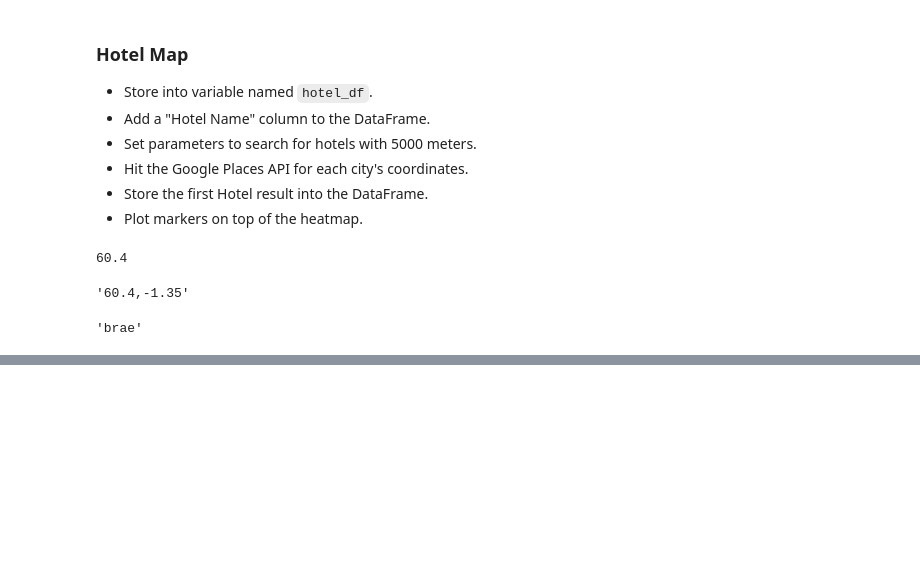
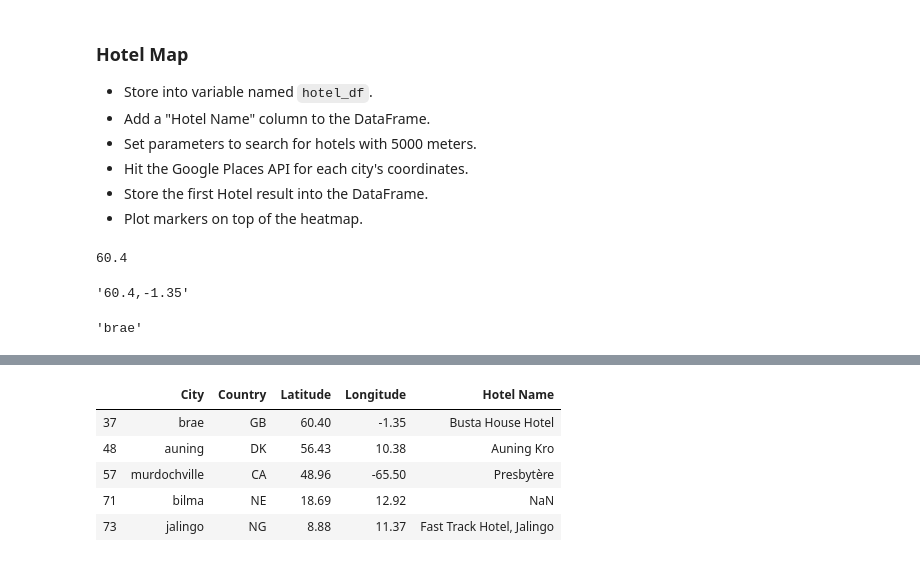
Before and after one commit to DerekTeed/Python-API---What-s-the-Weather-Like-, a Jupyter notebook: WeatherVacationPy/.ipynb, the cells around one changed output, grey strips where cells are left out. Drawn from its saved outputs; the diff is of its cells as text; code cells hidden in the pictures; blank space fills up the shorter version.

```diff
--- a/WeatherVacationPy/.ipynb
+++ b/WeatherVacationPy/.ipynb
@@ -207,3 +168,12 @@ hotel_name
+# %%
+hotel_df.head()
+# %% [output]
+|  | City | Country | Latitude | Longitude | Hotel Name |
+| 37 | brae | GB | 60.40 | -1.35 | Busta House Hotel |
+| 48 | auning | DK | 56.43 | 10.38 | Auning Kro |
+| 57 | murdochville | CA | 48.96 | -65.50 | Presbytère |
+| 71 | bilma | NE | 18.69 | 12.92 | NaN |
+| 73 | jalingo | NG | 8.88 | 11.37 | Fast Track Hotel, Jalingo |
 # %%
 hotel_df['Hotel Name'] = hotel_name
 hotel_df.dropna()
```
Also changed, not shown: parts of 2 cells of this notebook, 1 other file.
